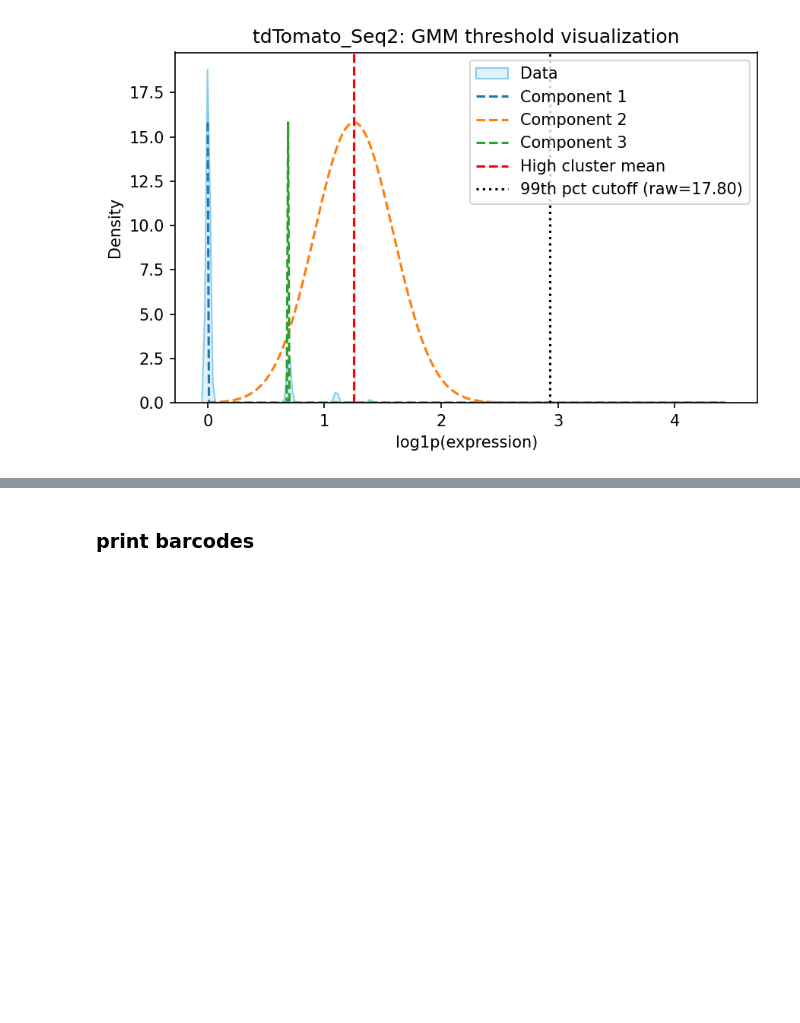
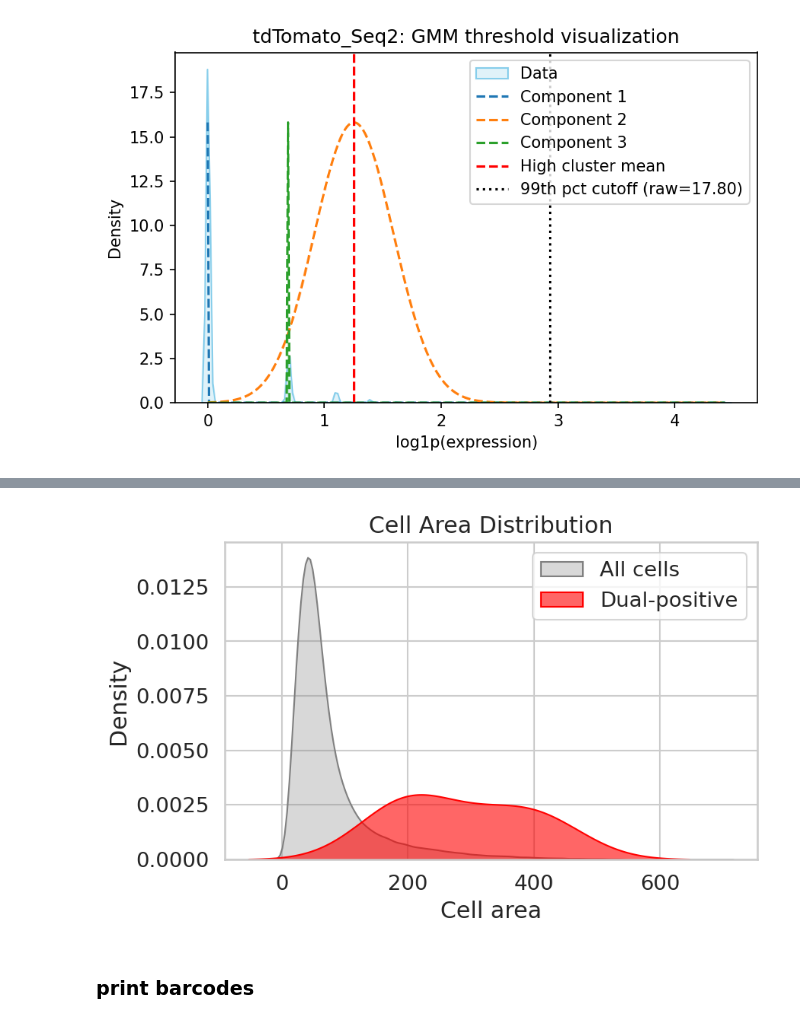
Before and after one commit to aifimmunology/spatial_drg_colon_bladder, a Jupyter notebook: 04_gmm/01_set-thresholds.ipynb, the cells around one changed output, grey strips where cells are left out. Drawn from its saved outputs; the diff is of its cells as text; code cells hidden in the pictures; blank space fills up the shorter version.

```diff
--- a/04_gmm/01_set-thresholds.ipynb
+++ b/04_gmm/01_set-thresholds.ipynb
@@ -266,3 +241,28 @@ plt.show()
+# %%
+plt.figure(figsize=(6,4))
+
+sns.kdeplot(
+    adata.obs['cell_area'],
+    fill=True, alpha=0.3,
+    color="gray",
+    label="All cells"
+)
+
+sns.kdeplot(
+    adata.obs['cell_area'][dual],
+    fill=True, alpha=0.6,
+    color="red",
+    label="Dual-positive"
+)
+
+plt.xlabel("Cell area")
+plt.ylabel("Density")
+plt.title("Cell Area Distribution")
+plt.legend()
+plt.tight_layout()
+plt.show()
+# %% [output]
+[figure, added]
 # %% [markdown]
 ### print barcodes
 # %%
```
Also changed, not shown: parts of 7 cells of this notebook, 3 other files.
